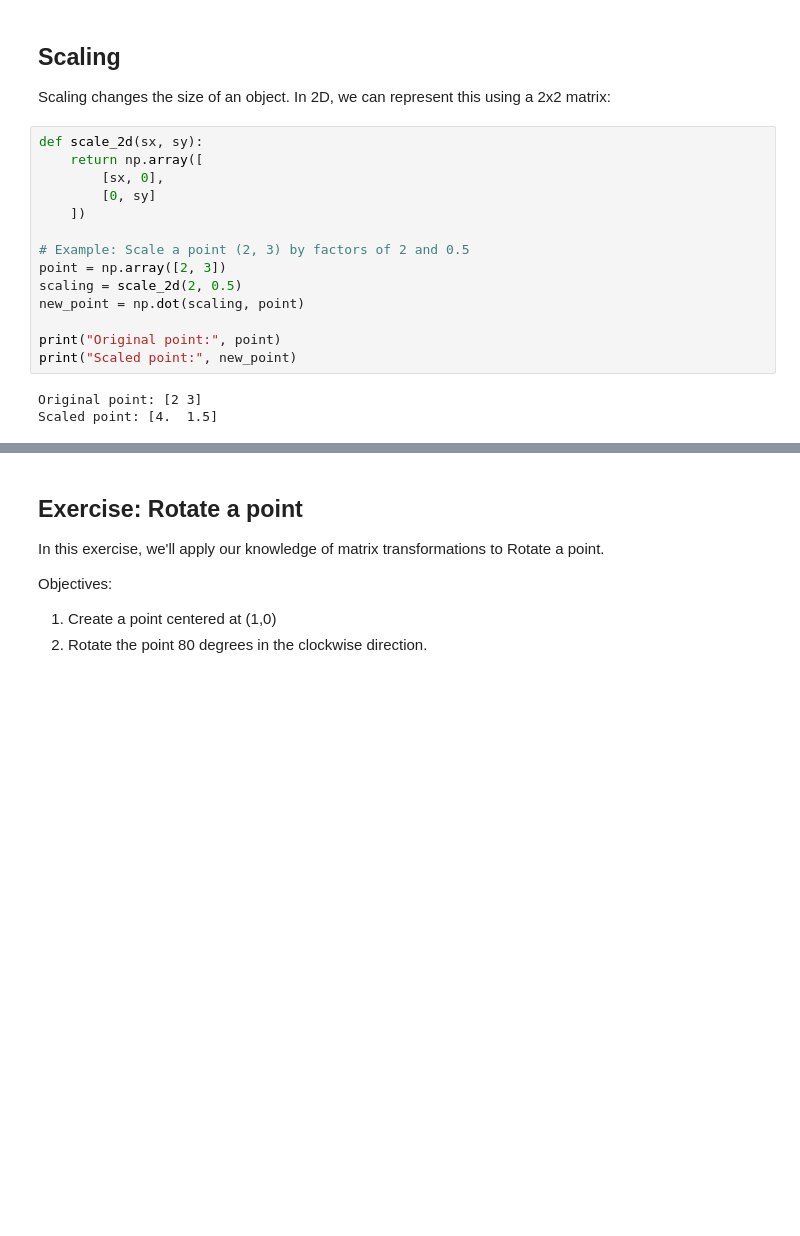
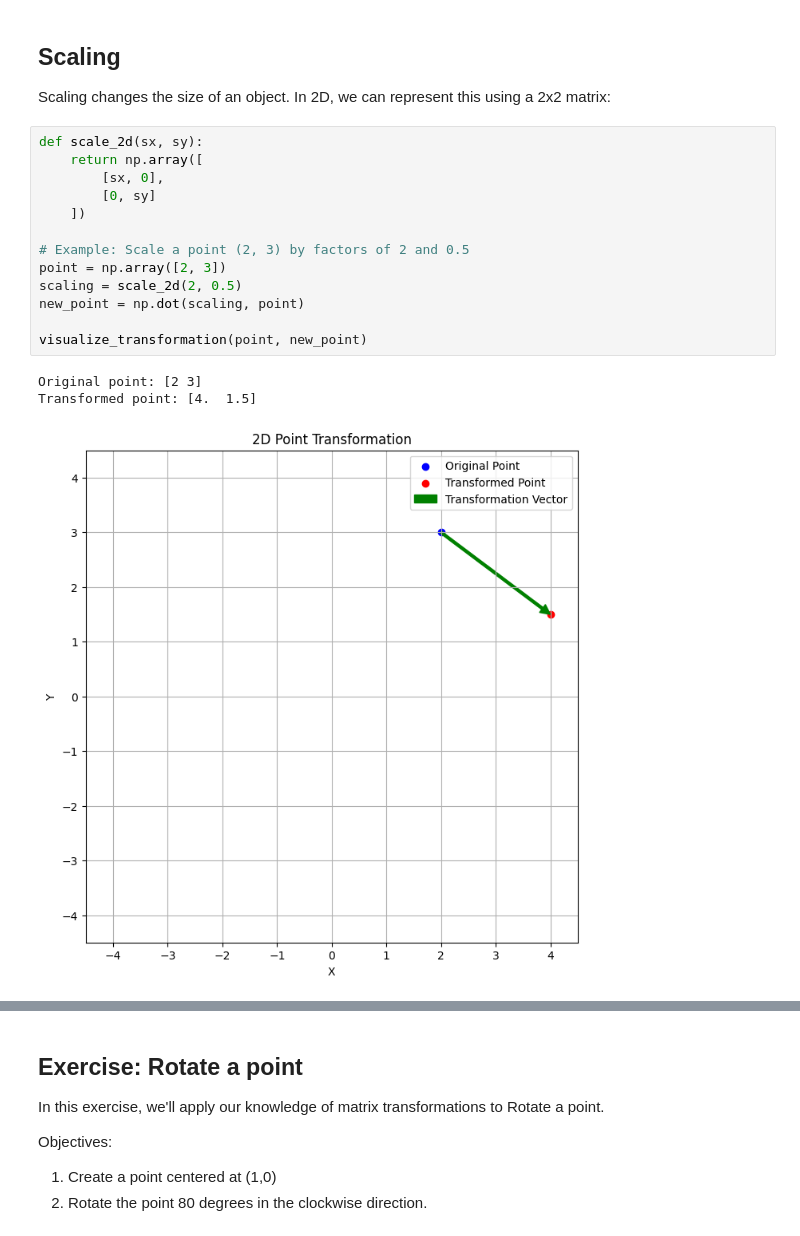
Before and after one commit to Gittedhub774/bme3053c, a Jupyter notebook: lessons-solved/06_Matrix_Transformations.ipynb, the cells around one changed output, grey strips where cells are left out. Saved outputs shown, nothing was run; the diff lists cells and outputs as text; blank space fills up the shorter version.

```diff
--- a/lessons-solved/06_Matrix_Transformations.ipynb
+++ b/lessons-solved/06_Matrix_Transformations.ipynb
@@ -207,20 +186,20 @@ Scaling changes the size of an object. In 2D, we can represent this using a 2x2
 # %%
 def scale_2d(sx, sy):
     return np.array([
         [sx, 0],
         [0, sy]
     ])
 
 # Example: Scale a point (2, 3) by factors of 2 and 0.5
 point = np.array([2, 3])
 scaling = scale_2d(2, 0.5)
 new_point = np.dot(scaling, point)
 
-print("Original point:", point)
-print("Scaled point:", new_point)
+visualize_transformation(point, new_point)
 # %% [output]
 Original point: [2 3]
-Scaled point: [4.  1.5]
+Transformed point: [4.  1.5]
+[figure, added]
 # %% [markdown]
 ## Rotation
 
```
Also changed, not shown: parts of 20 cells of this notebook.
